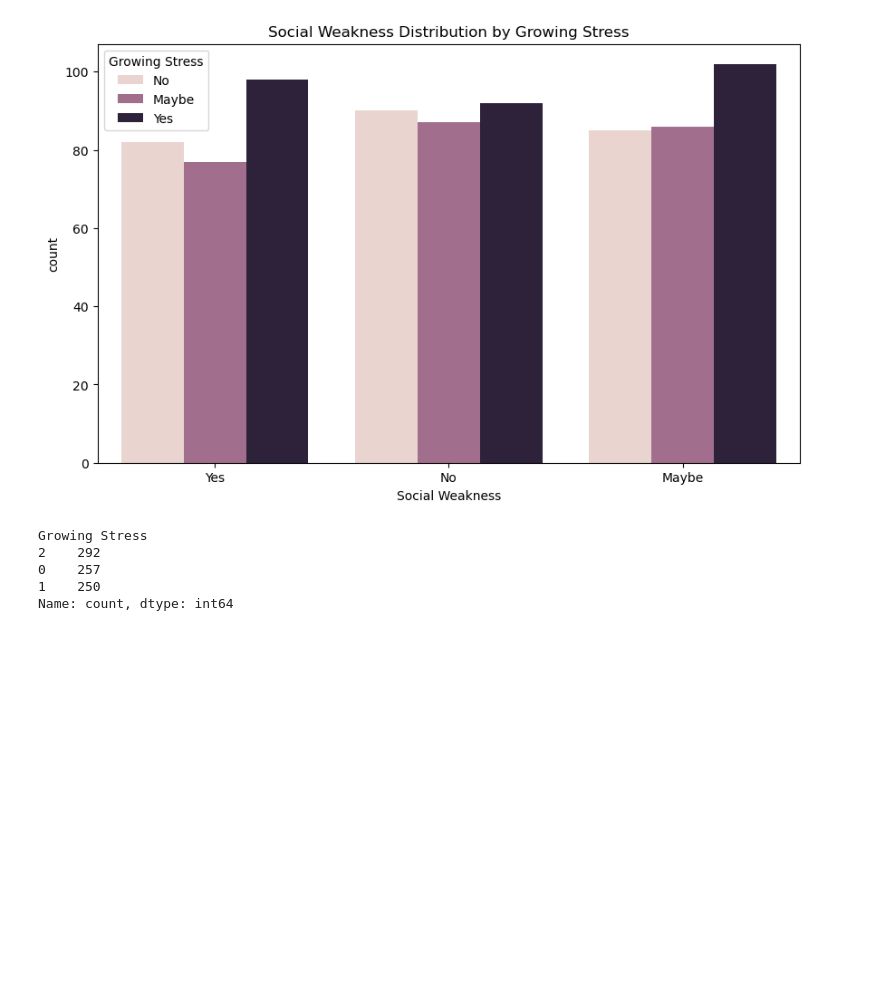
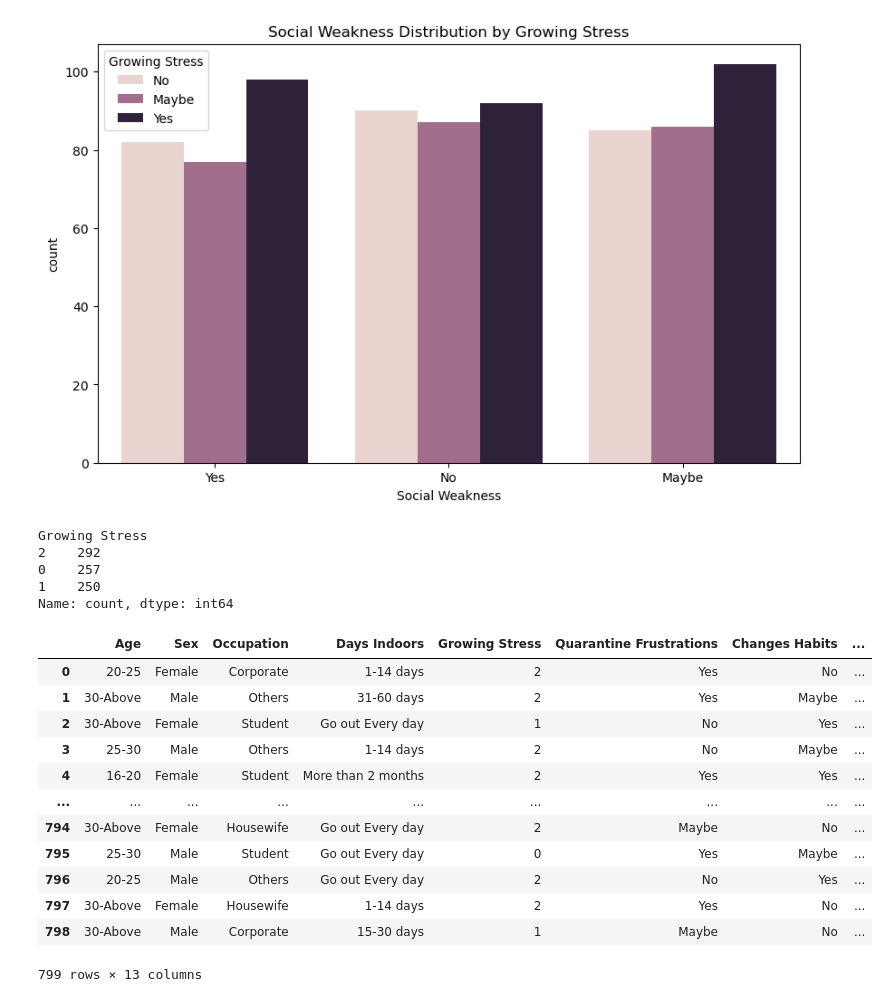
Before and after one commit to hakankorpe/2024, a Jupyter notebook: mental_health_dataset/Mental Health Data.ipynb, the cells around one changed output. Saved outputs shown, nothing was run; the diff lists cells and outputs as text; code cells hidden in the pictures; blank space fills up the shorter version.

```diff
--- a/mental_health_dataset/Mental Health Data.ipynb
+++ b/mental_health_dataset/Mental Health Data.ipynb
@@ -301,3 +301,19 @@ Growing Stress
 0    257
 1    250
 Name: count, dtype: int64
+# %%
+base_data
+# %% [output]
+|  | Age | Sex | Occupation | Days Indoors | Growing Stress | Quarantine Frustrations | Changes Habits | ... |
+| 0 | 20-25 | Female | Corporate | 1-14 days | 2 | Yes | No | ... |
+| 1 | 30-Above | Male | Others | 31-60 days | 2 | Yes | Maybe | ... |
+| 2 | 30-Above | Female | Student | Go out Every day | 1 | No | Yes | ... |
+| 3 | 25-30 | Male | Others | 1-14 days | 2 | No | Maybe | ... |
+| 4 | 16-20 | Female | Student | More than 2 months | 2 | Yes | Yes | ... |
+| ... | ... | ... | ... | ... | ... | ... | ... | ... |
+| 794 | 30-Above | Female | Housewife | Go out Every day | 2 | Maybe | No | ... |
+| 795 | 25-30 | Male | Student | Go out Every day | 0 | Yes | Maybe | ... |
+| 796 | 20-25 | Male | Others | Go out Every day | 2 | No | Yes | ... |
+| 797 | 30-Above | Female | Housewife | 1-14 days | 2 | Yes | No | ... |
+| 798 | 30-Above | Male | Corporate | 15-30 days | 1 | Maybe | No | ... |
+799 rows × 13 columns
```
Also changed, not shown: parts of 7 cells of this notebook.
